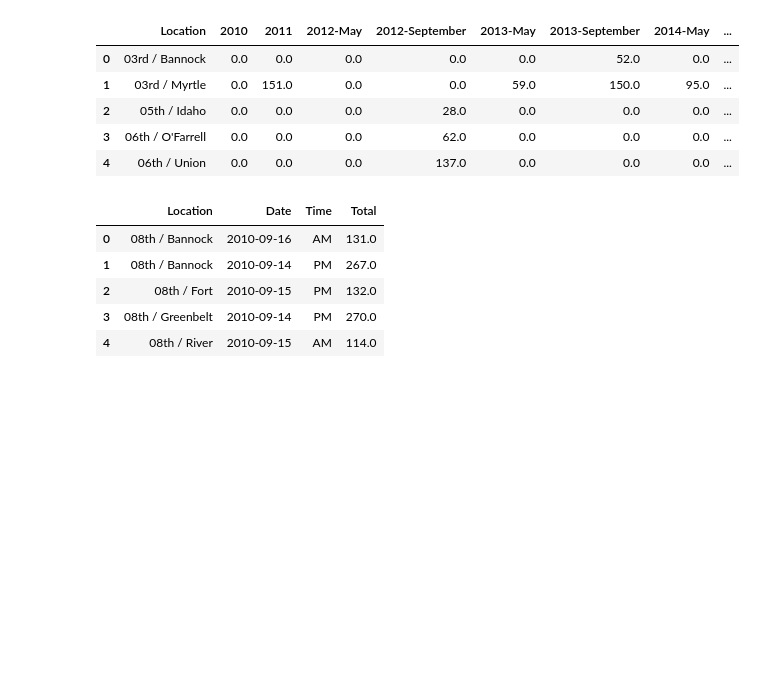
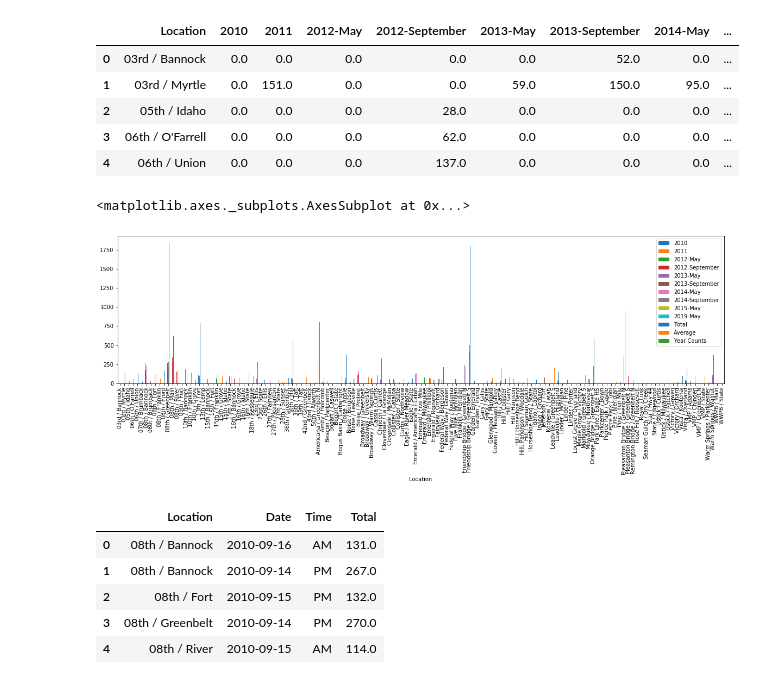
Before and after one commit to mikestefancic/TVCA, a Jupyter notebook: 02-tvca-explore.ipynb, the cells around one changed output. Saved outputs shown, nothing was run; the diff lists cells and outputs as text; code cells hidden in the pictures; blank space fills up the shorter version.

Commit message:
more visualizations

```diff
--- a/02-tvca-explore.ipynb
+++ b/02-tvca-explore.ipynb
@@ -50,6 +53,11 @@ bike_count_overall.head()
 | 2 | 05th / Idaho | 0.0 | 0.0 | 0.0 | 28.0 | 0.0 | 0.0 | 0.0 | ... |
 | 3 | 06th / O'Farrell | 0.0 | 0.0 | 0.0 | 62.0 | 0.0 | 0.0 | 0.0 | ... |
 | 4 | 06th / Union | 0.0 | 0.0 | 0.0 | 137.0 | 0.0 | 0.0 | 0.0 | ... |
+# %%
+bike_count_overall.plot.bar(x='Location',figsize=(20,5))
+# %% [output]
+<matplotlib.axes._subplots.AxesSubplot at 0x...>
+[figure, added]
 # %%
 bike_count_2010 = pd.read_csv('clean-data/bike-count-2010.csv')
 bike_count_2010.head()
```
Also changed, not shown: parts of 16 cells of this notebook, 1 other file.
